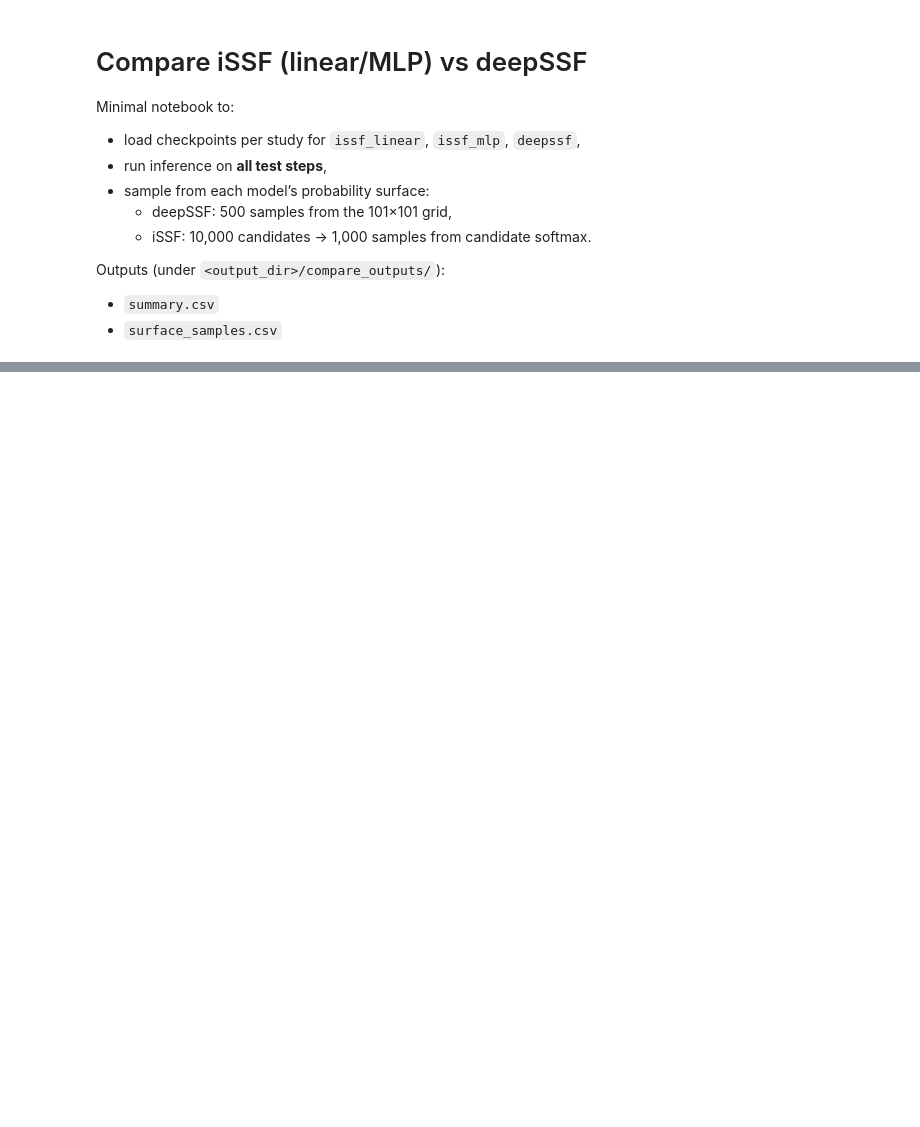
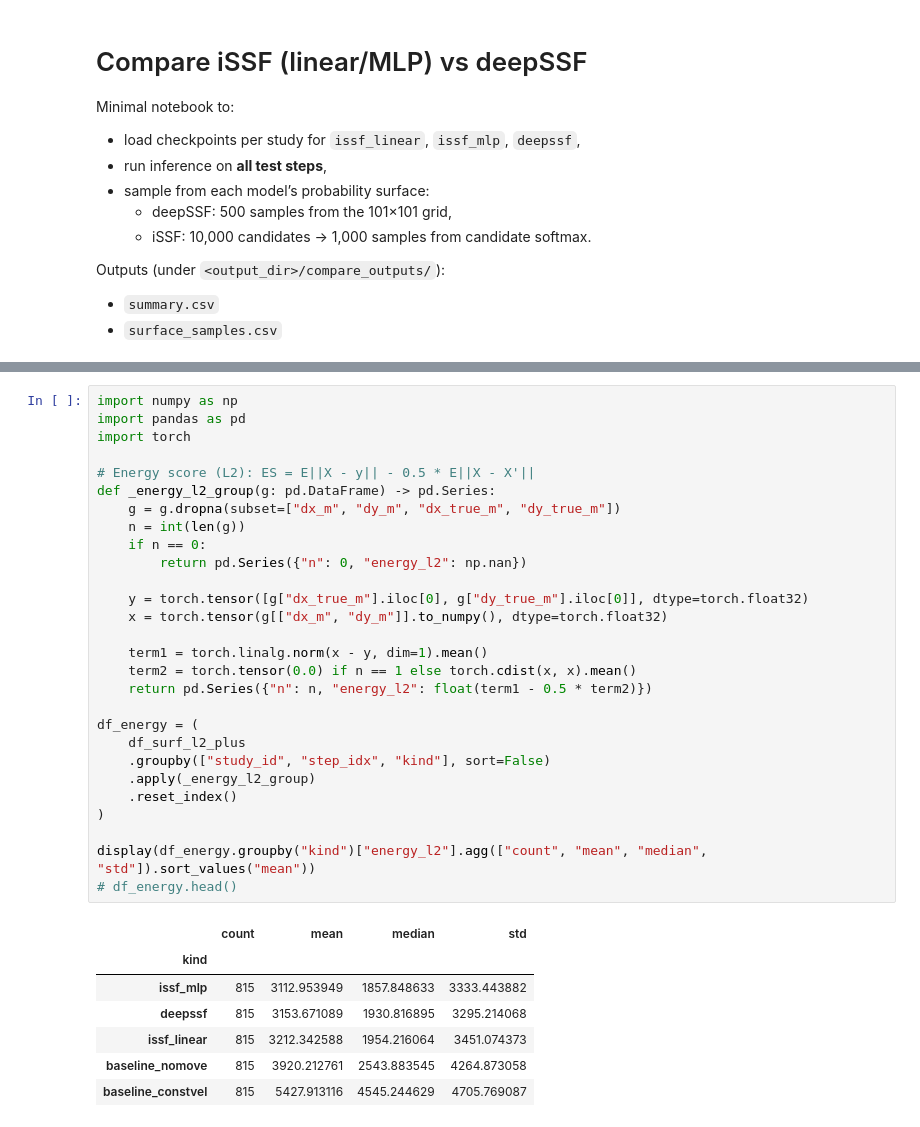
Before and after one commit to justinkay/movebench, a Jupyter notebook: notebooks/compare_ssf_outputs.ipynb, the cells around one changed output, grey strips where cells are left out. Drawn from its saved outputs; the diff is of its cells as text; blank space fills up the shorter version.

Commit message:
Update eval notebook for energy score

```diff
--- a/notebooks/compare_ssf_outputs.ipynb
+++ b/notebooks/compare_ssf_outputs.ipynb
@@ -363,0 +494,36 @@ display(df_surf.head(20))
+# %%
+import numpy as np
+import pandas as pd
+import torch
+
+# Energy score (L2): ES = E||X - y|| - 0.5 * E||X - X'||
+def _energy_l2_group(g: pd.DataFrame) -> pd.Series:
+    g = g.dropna(subset=["dx_m", "dy_m", "dx_true_m", "dy_true_m"])
+    n = int(len(g))
+    if n == 0:
+        return pd.Series({"n": 0, "energy_l2": np.nan})
+
+    y = torch.tensor([g["dx_true_m"].iloc[0], g["dy_true_m"].iloc[0]], dtype=torch.float32)
+    x = torch.tensor(g[["dx_m", "dy_m"]].to_numpy(), dtype=torch.float32)
+
+    term1 = torch.linalg.norm(x - y, dim=1).mean()
+    term2 = torch.tensor(0.0) if n == 1 else torch.cdist(x, x).mean()
+    return pd.Series({"n": n, "energy_l2": float(term1 - 0.5 * term2)})
+
+df_energy = (
+    df_surf_l2_plus
+    .groupby(["study_id", "step_idx", "kind"], sort=False)
+    .apply(_energy_l2_group)
+    .reset_index()
+)
+
+display(df_energy.groupby("kind")["energy_l2"].agg(["count", "mean", "median", "std"]).sort_values("mean"))
+# df_energy.head()
+# %% [output]
+|  | count | mean | median | std |
+| kind |  |  |  |  |
+| issf_mlp | 815 | 3112.953949 | 1857.848633 | 3333.443882 |
+| deepssf | 815 | 3153.671089 | 1930.816895 | 3295.214068 |
+| issf_linear | 815 | 3212.342588 | 1954.216064 | 3451.074373 |
+| baseline_nomove | 815 | 3920.212761 | 2543.883545 | 4264.873058 |
+| baseline_constvel | 815 | 5427.913116 | 4545.244629 | 4705.769087 |
```
Also changed, not shown: parts of 5 cells of this notebook.
